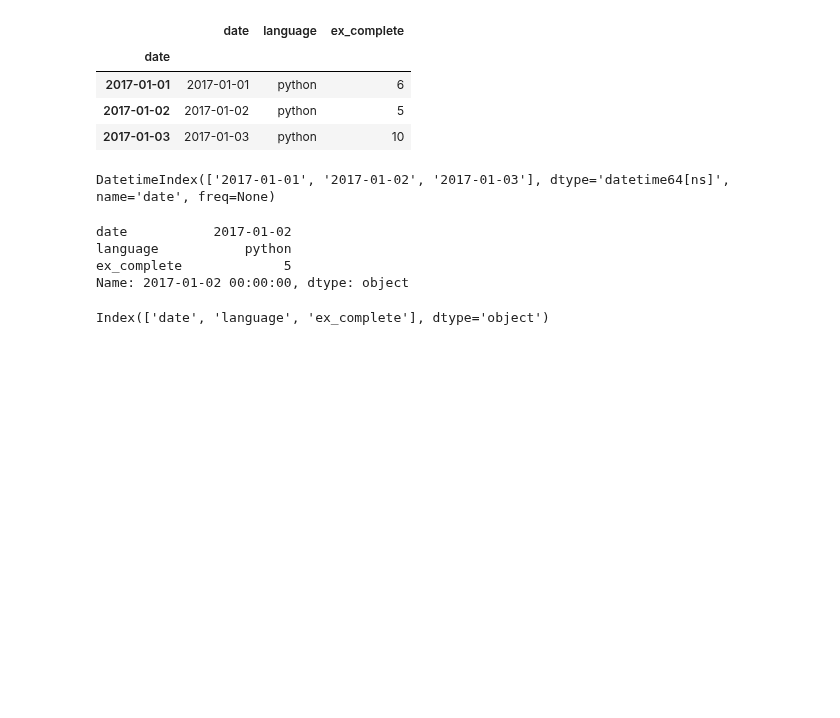
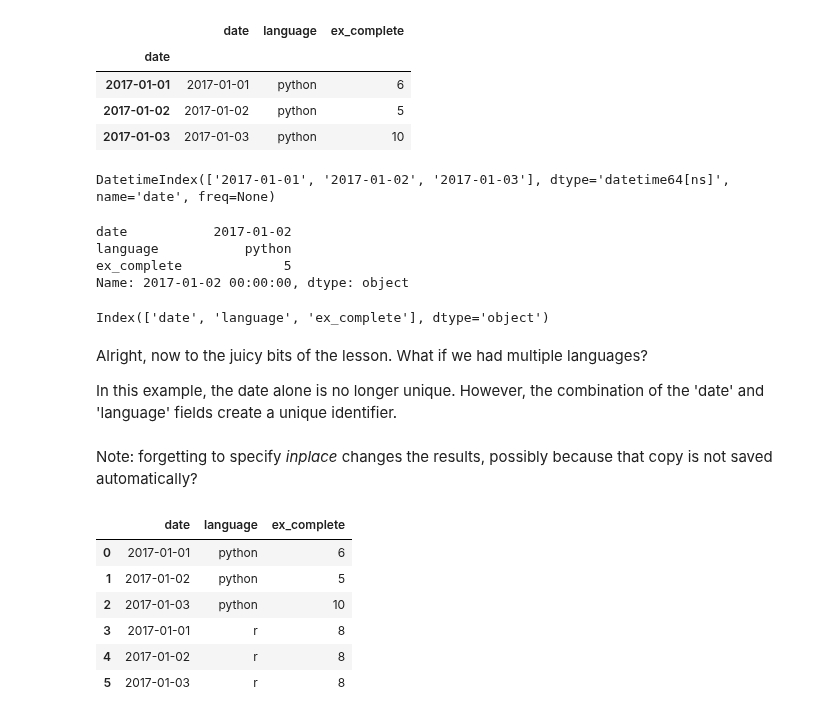
Before and after one commit to chawlaKat/Notebook-Noodlings, a Jupyter notebook: Pandas_and_corgis.ipynb, the cells around one changed output. Drawn from its saved outputs; the diff is of its cells as text; code cells hidden in the pictures; blank space fills up the shorter version.

```diff
--- a/Pandas_and_corgis.ipynb
+++ b/Pandas_and_corgis.ipynb
@@ -471,3 +471,20 @@ Name: 2017-01-02 00:00:00, dtype: object
 dcf.columns
 # %% [output]
 Index(['date', 'language', 'ex_complete'], dtype='object')
+# %% [markdown]
+Alright, now to the juicy bits of the lesson. What if we had multiple languages?
+
+In this example, the date alone is no longer unique. However, the combination of the 'date' and 'language' fields create a unique identifier.
+# %% [markdown]
+Note: forgetting to specify <i>inplace</i> changes the results, possibly because that copy is not saved automatically?
+# %%
+dcf1 = pd.read_csv('user_ex.csv')
+dcf1
+# %% [output]
+|  | date | language | ex_complete |
+| 0 | 2017-01-01 | python | 6 |
+| 1 | 2017-01-02 | python | 5 |
+| 2 | 2017-01-03 | python | 10 |
+| 3 | 2017-01-01 | r | 8 |
+| 4 | 2017-01-02 | r | 8 |
+| 5 | 2017-01-03 | r | 8 |
```
Also changed, not shown: parts of 10 cells of this notebook.
